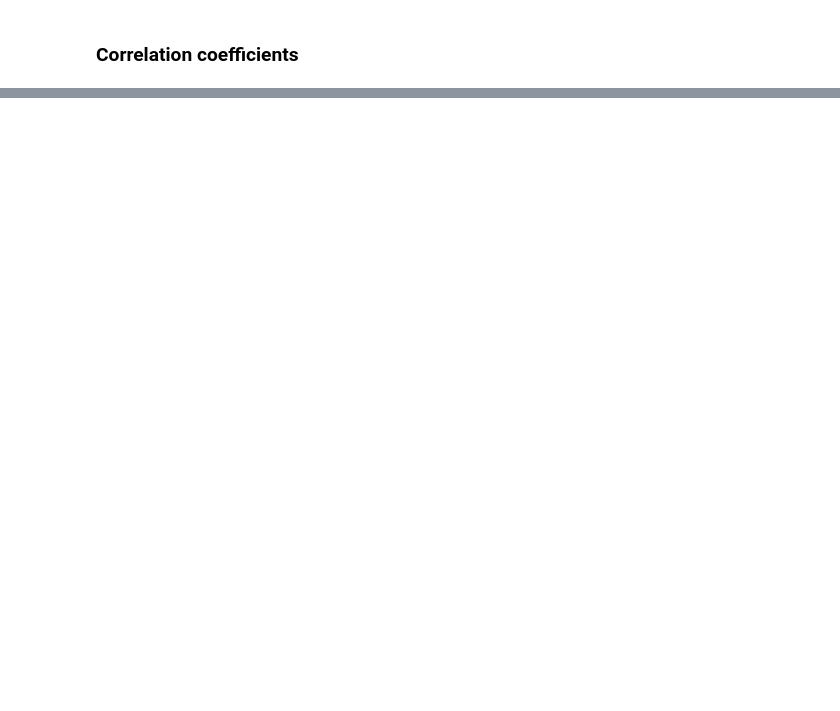
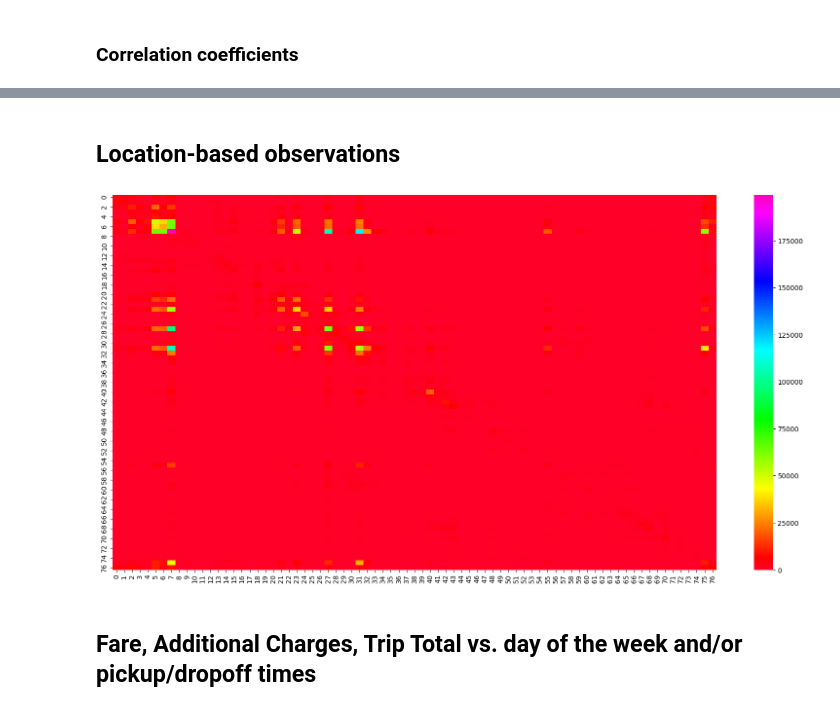
Before and after one commit to roy-kim-33/DataScienePipeline-Project, a Jupyter notebook: project_eda.ipynb, the cells around one changed output, grey strips where cells are left out. Drawn from its saved outputs; the diff is of its cells as text; code cells hidden in the pictures; blank space fills up the shorter version.

```diff
--- a/project_eda.ipynb
+++ b/project_eda.ipynb
@@ -80,0 +167,17 @@ da.corr()
+# %% [markdown]
+## Location-based observations
+# %%
+pu_do_matrix = [[0 for _ in range(77)] for _ in range(77)]
+def tally_trip(row):
+    try:
+        pu_do_matrix[int(row['Pickup Community Area'])-1][int(row['Dropoff Community Area'])-1] += 1
+    except ValueError:
+        return
+just_locations = clean_df.loc[:, ['Pickup Community Area', 'Dropoff Community Area']]
+just_locations.apply(tally_trip, axis=1)
+sb.heatmap(pu_do_matrix, cmap="gist_rainbow")
+plt.show()
+# %% [output]
+[figure, added]
+# %% [markdown]
+## Fare, Additional Charges, Trip Total vs. day of the week and/or pickup/dropoff times
```
Also changed, not shown: parts of 17 cells of this notebook, 2 other files.
